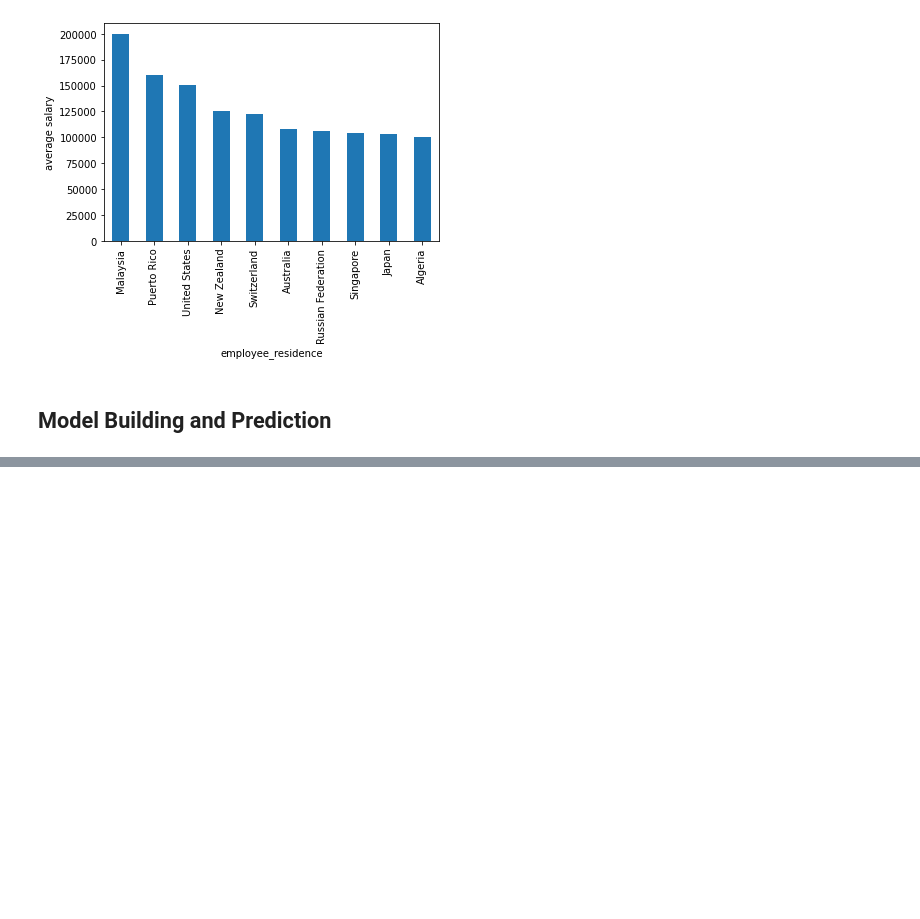
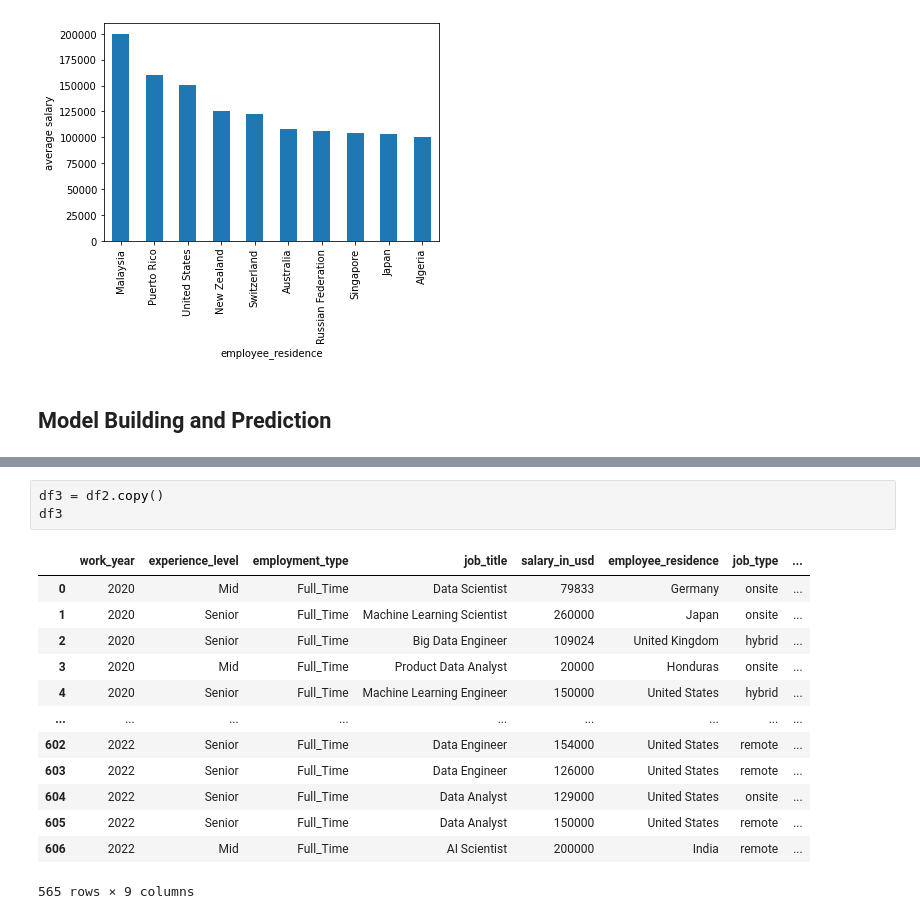
Before and after one commit to Suyog-Dhakal/DataScience-Projects, a Jupyter notebook: DataScienceSalaryPrediction/DataScienceSalaryPrediction.ipynb, the cells around one changed output, grey strips where cells are left out. Cells and saved outputs as stored; diff of their text form; blank space fills up the shorter version.

```diff
--- a/DataScienceSalaryPrediction/DataScienceSalaryPrediction.ipynb
+++ b/DataScienceSalaryPrediction/DataScienceSalaryPrediction.ipynb
@@ -445,0 +460,17 @@ plt.show()
+# %%
+df3 = df2.copy()
+df3
+# %% [output]
+|  | work_year | experience_level | employment_type | job_title | salary_in_usd | employee_residence | job_type | ... |
+| 0 | 2020 | Mid | Full_Time | Data Scientist | 79833 | Germany | onsite | ... |
+| 1 | 2020 | Senior | Full_Time | Machine Learning Scientist | 260000 | Japan | onsite | ... |
+| 2 | 2020 | Senior | Full_Time | Big Data Engineer | 109024 | United Kingdom | hybrid | ... |
+| 3 | 2020 | Mid | Full_Time | Product Data Analyst | 20000 | Honduras | onsite | ... |
+| 4 | 2020 | Senior | Full_Time | Machine Learning Engineer | 150000 | United States | hybrid | ... |
+| ... | ... | ... | ... | ... | ... | ... | ... | ... |
+| 602 | 2022 | Senior | Full_Time | Data Engineer | 154000 | United States | remote | ... |
+| 603 | 2022 | Senior | Full_Time | Data Engineer | 126000 | United States | remote | ... |
+| 604 | 2022 | Senior | Full_Time | Data Analyst | 129000 | United States | onsite | ... |
+| 605 | 2022 | Senior | Full_Time | Data Analyst | 150000 | United States | remote | ... |
+| 606 | 2022 | Mid | Full_Time | AI Scientist | 200000 | India | remote | ... |
+565 rows × 9 columns
```
Also changed, not shown: parts of 15 cells of this notebook.
